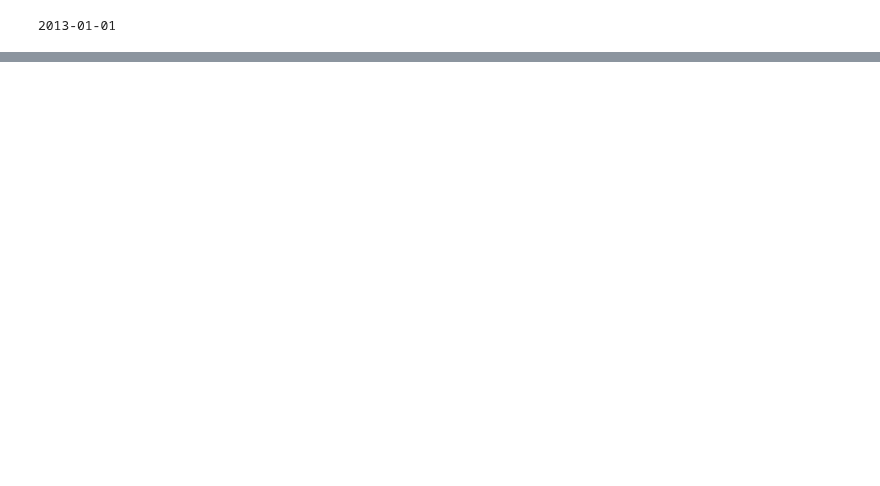
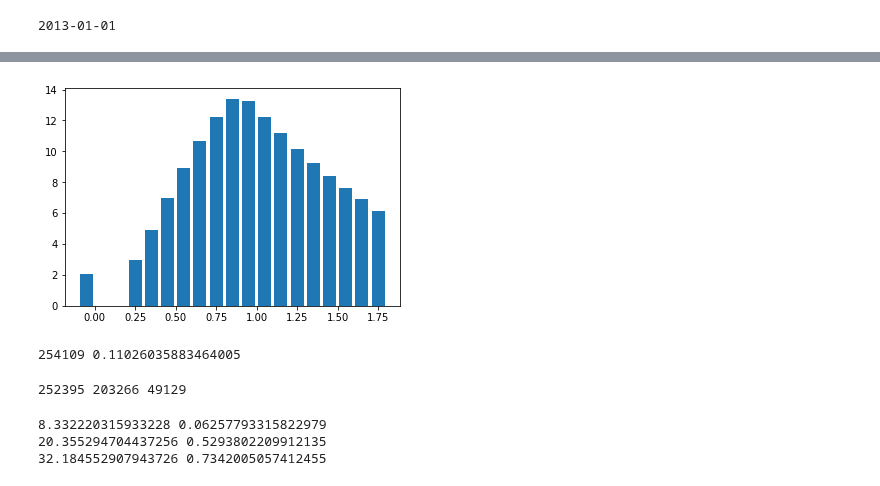
Before and after one commit to Bantorra0/Quant, a Jupyter notebook: analysis.ipynb, the cells around one changed output, grey strips where cells are left out. Drawn from its saved outputs; the diff is of its cells as text; code cells hidden in the pictures; blank space fills up the shorter version.

Commit message:
Merge branch 'test' of https://github.com/Bantorra0/Quant into test
# Conflicts:
#	revenue_obj.py

```diff
--- a/analysis.ipynb
+++ b/analysis.ipynb
@@ -64,0 +91,9 @@ Name: r, dtype: float64
+# %%
+df_d_basic = dbop.create_df(cursor, STOCK_DAILY_BASIC[TABLE], start=start,
+                            # where_clause="code in ('002349.SZ','600352.SH','600350.SH','600001.SH')",
+                            # where_clause="code='600350.SH'",
+                            )
+df_d_basic = dp.prepare_stock_d_basic(df_d_basic)
+#
+df_d_basic["pb*pe_ttm"] = df_d_basic["pb"] * df_d_basic["pe_ttm"]
+df_d_basic["pb*pe"] = df_d_basic["pb"] * df_d_basic["pe"]
@@ -64,0 +102,21 @@ Name: r, dtype: float64
+# %%
+df = df_d.join(df_d_basic.drop(columns=['close']))
+# %%
+periods = [5,10,20,30,60,120,250]
+for k in periods:
+    df['{:d}ma'.format(k)]=df.reset_index('code').groupby('code')['close'].rolling(k).mean()
+print(df.columns)
+
+for col1,col2 in itertools.combinations(['close']+["{}ma".format(k) for k in periods],2):
+    df['{}/{}'.format(col1,col2)] = df[col1]/df[col2]
+print(df.columns)
+
+ops = ['max','mean','median','std']
+for k in [10,30,60,120]:
+#     for col1,col2 in itertools.combinations(['close']+["{}ma".format(k) for k in periods],2):
+#         col = '{}/{}'.format(col1,col2)
+#         df[['{}_p{}{}'.format(col,k,op) for op in ops]] = df[col].reset_index('code').groupby('code')[col].rolling(k).agg(ops)
+    for col2 in ["{}ma".format(k) for k in periods]:
+        col = '{}/{}'.format('close',col2)
+        df[['{}_p{}{}'.format(col,k,op) for op in ops]] = df[col].reset_index('code').groupby('code')[col].rolling(k).agg(ops)
+print(df.columns)
@@ -64,0 +141,16 @@ Name: r, dtype: float64
+# %%
+# print(pd.cut(df['close']/df['60ma'],bins=np.arange(0,2,0.1)).dropna().head())
+vals, cnts = np.unique(pd.cut(df['close']/df['60ma'],bins=np.arange(0,2,0.1)).dropna(),return_counts=True)
+distribution = pd.DataFrame([vals,cnts],index=['val','cnt']).T
+distribution['pct'] = distribution['cnt']/len(df['60ma'].dropna())*100
+print(distribution)
+# %%
+plt.bar(distribution['val'].astype('str').str[1:4].astype('float')-0.05,np.log(distribution['cnt'].astype('float')),width=0.08)
+plt.show()
+# %% [output]
+[figure, added]
+# %%
+df_sample = df[df['close/60ma'] <0.9]
+print(len(df_sample),len(df_sample)/len(df))
+# %% [output]
+254109 0.11026035883464005
@@ -64,0 +172,8 @@ Name: r, dtype: float64
+# %%
+dataset = dataset[dataset['r'].notnull()]
+dataset_train = dataset.loc[idx[:,:'2019-01-01'],:]
+dataset_test = dataset.loc[idx[:,'2019-01-01':],:]
+print(len(dataset),len(dataset_train),len(dataset_test))
+# print((dataset_train['r']>0).astype('int').sum(),(dataset_train['r']>0).sum())
+# %% [output]
+252395 203266 49129
@@ -64,0 +188,22 @@ Name: r, dtype: float64
+# %%
+t0 = time.time()
+reg.fit(dataset_train.drop(columns='r'),dataset_train['r'],
+         callbacks=callbacks,
+        )
+print(time.time()-t0,reg.score(dataset_train.drop(columns='r'),dataset_train['r']))
+
+w1 = np.sqrt(dataset_train['r'].abs())
+clf1.fit(dataset_train.drop(columns='r'),(dataset_train['r']>0).astype('int'),
+         callbacks=callbacks,sample_weight= w1+np.mean(w1)
+        )
+print(time.time()-t0,clf1.score(dataset_train.drop(columns='r'),(dataset_train['r']>0).astype('int')))
+
+w2 = np.sqrt((dataset_train['r']-0.04).abs())
+clf2.fit(dataset_train.drop(columns='r'),(dataset_train['r']>0).astype('int'),
+         callbacks=callbacks,sample_weight= w2+np.mean(w2)
+        )
+print(time.time()-t0,clf2.score(dataset_train.drop(columns='r'),(dataset_train['r']>=0.04).astype('int')))
+# %% [output]
+8.332220315933228 0.06257793315822979
+20.355294704437256 0.5293802209912135
+32.184552907943726 0.7342005057412455
```
Also changed, not shown: parts of 24 cells of this notebook, 3 other files.
